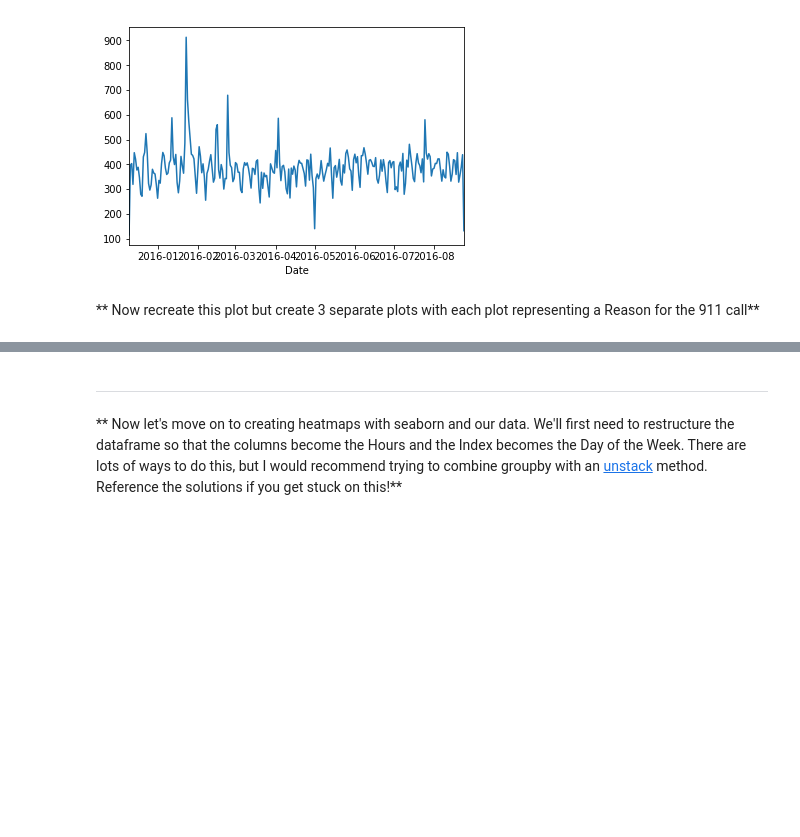
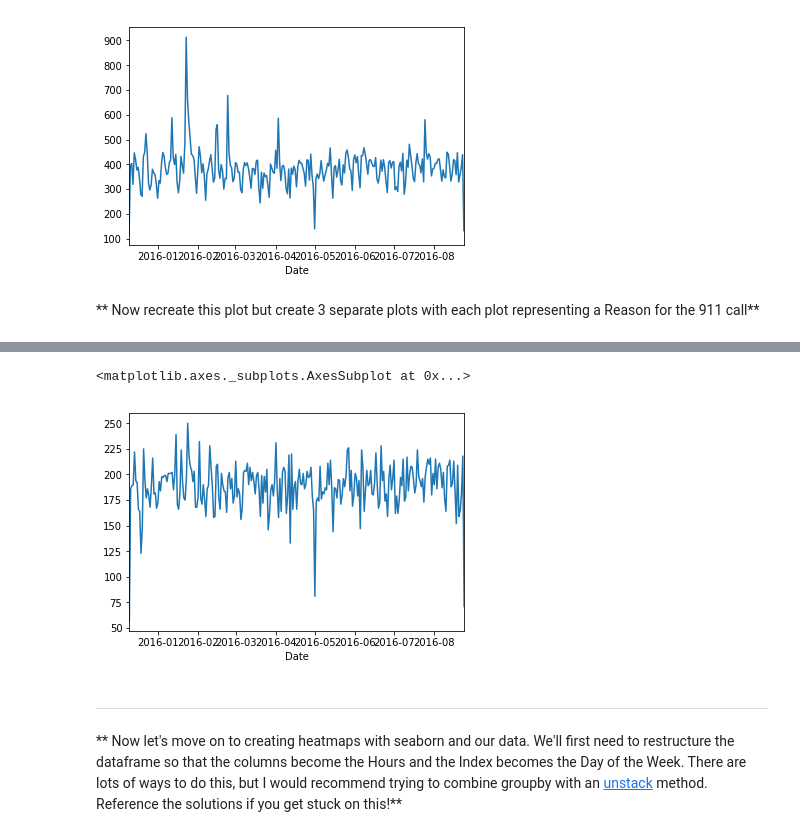
Before and after one commit to madhurkgp/python_datascience_ml_bootcamp, a Jupyter notebook: Py-DS-ML-Bootcamp-master/Refactored_Py_DS_ML_Bootcamp-master/10-Data-Capstone-Projects/01-911 Calls Data Capstone Project.ipynb, the cells around one changed output, grey strips where cells are left out. Saved outputs shown, nothing was run; the diff lists cells and outputs as text; code cells hidden in the pictures; blank space fills up the shorter version.

```diff
--- a/Py-DS-ML-Bootcamp-master/Refactored_Py_DS_ML_Bootcamp-master/10-Data-Capstone-Projects/01-911 Calls Data Capstone Project.ipynb
+++ b/Py-DS-ML-Bootcamp-master/Refactored_Py_DS_ML_Bootcamp-master/10-Data-Capstone-Projects/01-911 Calls Data Capstone Project.ipynb
@@ -311,3 +284,8 @@ dategroup = df.groupby('Date').count()['lat'].plot()
+# %%
+df[df['Reason']=='EMS'].groupby('Date').count()['twp'].plot()
+# %% [output]
+<matplotlib.axes._subplots.AxesSubplot at 0x...>
+[figure, added]
 # %% [markdown]
 ____
 ** Now let's move on to creating  heatmaps with seaborn and our data. We'll first need to restructure the dataframe so that the columns become the Hours and the Index becomes the Day of the Week. There are lots of ways to do this, but I would recommend trying to combine groupby with an [unstack](http://pandas.pydata.org/pandas-docs/stable/generated/pandas.DataFrame.unstack.html) method. Reference the solutions if you get stuck on this!**
```
Also changed, not shown: parts of 23 cells of this notebook, 4 other files.
